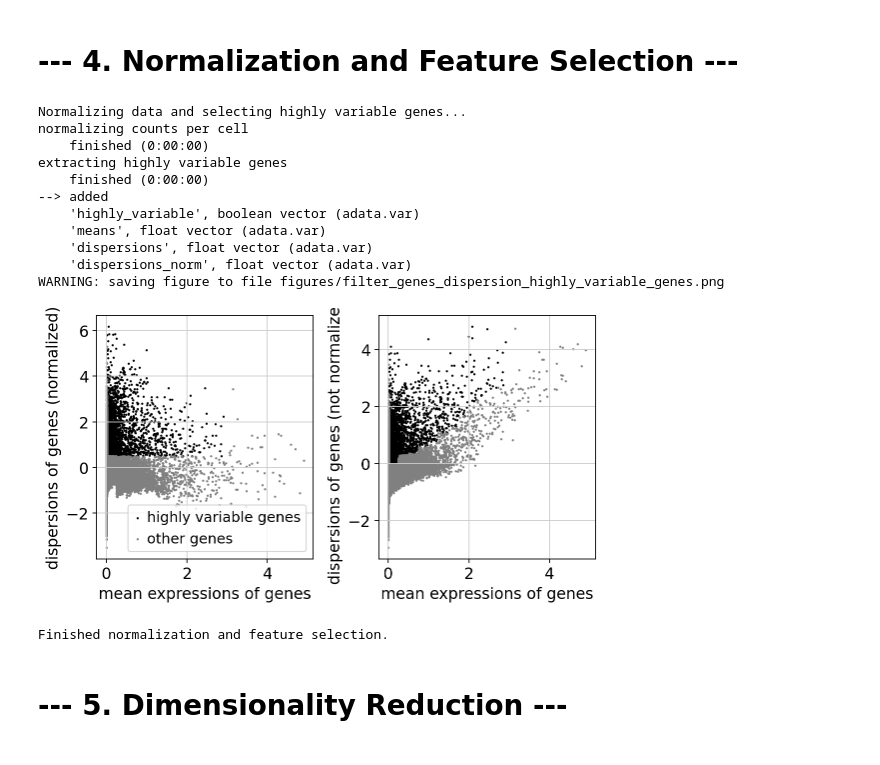
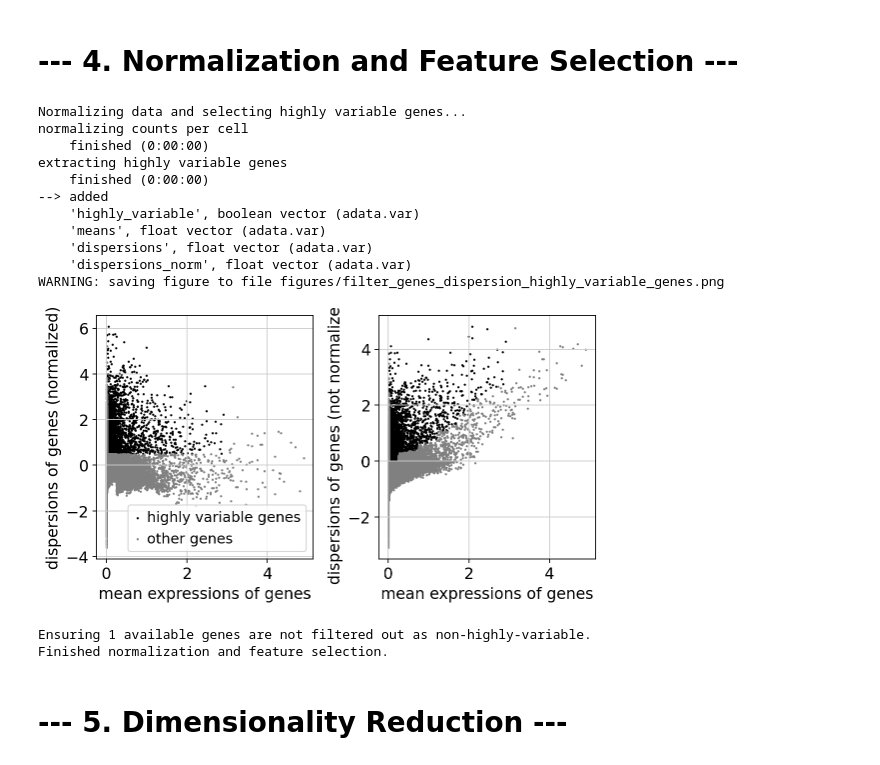
Before and after one commit to michal7kw/scMulti_merged_matrix, a Jupyter notebook: process_sc_data.ipynb, the cells around one changed output. Cells and saved outputs as stored; diff of their text form; code cells hidden in the pictures.

```diff
--- a/process_sc_data.ipynb
+++ b/process_sc_data.ipynb
@@ -41,0 +105,12 @@ AnnData object with n_obs × n_vars = 10395 × 32285
+# %%
+# Also search for partial matches
+print("\nSearching for genes containing 'snrpn' or 'snord'...")
+snrpn_like = adata.var_names[adata.var_names.str.contains('snrpn', case=False, na=False)]
+snord_like = adata.var_names[adata.var_names.str.contains('snord', case=False, na=False)]
+
+if len(snrpn_like) > 0:
+    print(f"SNRPN-like genes found: {list(snrpn_like)}")
+    available_genes.extend(snrpn_like)
+if len(snord_like) > 0:
+    print(f"SNORD-like genes found: {list(snord_like)}")
+    available_genes.extend(snord_like)
@@ -41,0 +120,4 @@ AnnData object with n_obs × n_vars = 10395 × 32285
+# %%
+# Remove duplicates
+available_genes = list(set(available_genes))
+available_genes
@@ -129,7 +213,9 @@ print(f"Removed {n_cells_before - n_cells_after} cells ({100*(n_cells_before - n
 min_cells = 3
 print(f"\nFiltering genes expressed in < {min_cells} cells...")
 n_genes_before_filter = adata.n_vars
-sc.pp.filter_genes(adata, min_cells=min_cells)
+# Keep genes that are in at least min_cells cells OR are in our list of available_genes
+genes_to_keep = (adata.var['n_cells_by_counts'] >= min_cells) | (adata.var_names.isin(available_genes))
+adata = adata[:, genes_to_keep].copy()
 n_genes_after_filter = adata.n_vars
 print(f"Removed {n_genes_before_filter - n_genes_after_filter} genes")
 
@@ -270,33 +355,38 @@ Filtered data is ready for downstream analysis!
 # %%
 print("\nNormalizing data and selecting highly variable genes...")
 
 # Normalize each cell by total counts over all genes, so that every cell has the same total count.
 sc.pp.normalize_total(adata, target_sum=1e4)
 
 # Logarithmize the data
 sc.pp.log1p(adata)
 
 # Identify highly-variable genes
 sc.pp.highly_variable_genes(adata, min_mean=0.0125, max_mean=3, min_disp=0.5)
 sc.pl.highly_variable_genes(adata, save='_highly_variable_genes.png')
 
+# Add available_genes to the list of highly variable genes to keep them from being filtered out
+print(f"Ensuring {len(available_genes)} available genes are not filtered out as non-highly-variable.")
+adata.var.loc[adata.var_names.isin(available_genes), 'highly_variable'] = True
+
 # Slice the AnnData object to keep only highly variable genes
 adata = adata[:, adata.var.highly_variable]
 
 print("Finished normalization and feature selection.")
 # %% [output]
 Normalizing data and selecting highly variable genes...
 normalizing counts per cell
     finished (0:00:00)
 extracting highly variable genes
     finished (0:00:00)
 --> added
     'highly_variable', boolean vector (adata.var)
     'means', float vector (adata.var)
     'dispersions', float vector (adata.var)
     'dispersions_norm', float vector (adata.var)
 WARNING: saving figure to file figures/filter_genes_dispersion_highly_variable_genes.png
-[figure, old version]
+[figure, new version]
+Ensuring 1 available genes are not filtered out as non-highly-variable.
 Finished normalization and feature selection.
 # %% [markdown]
 # --- 5. Dimensionality Reduction ---
```
Also changed, not shown: parts of 20 cells of this notebook, 16 other files.
